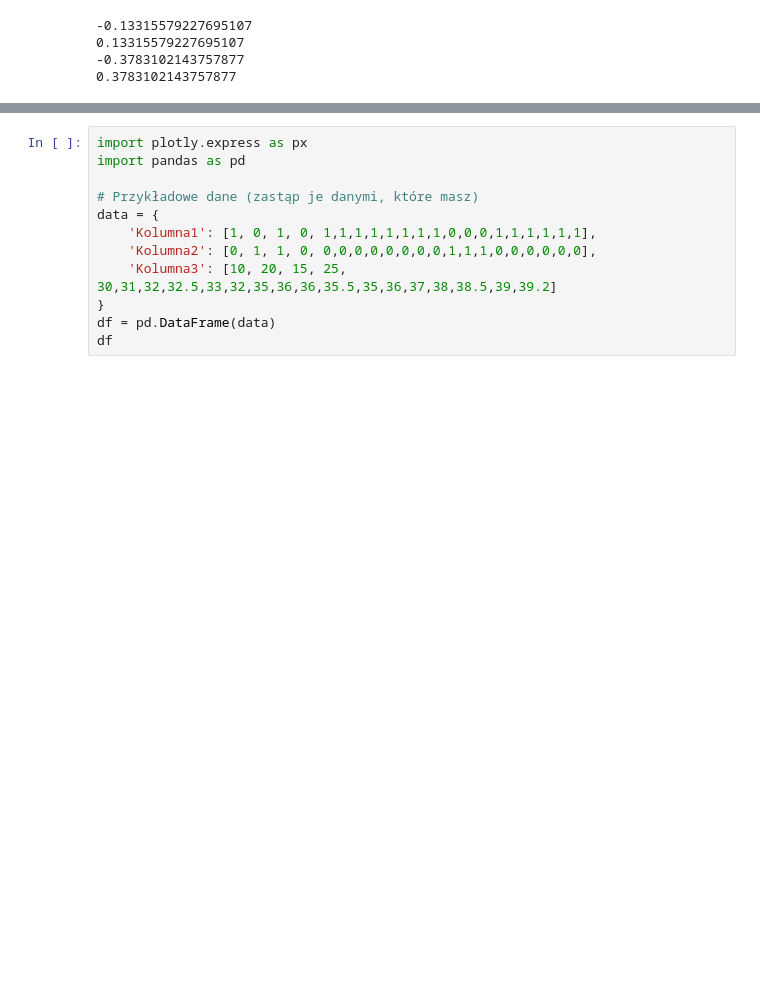
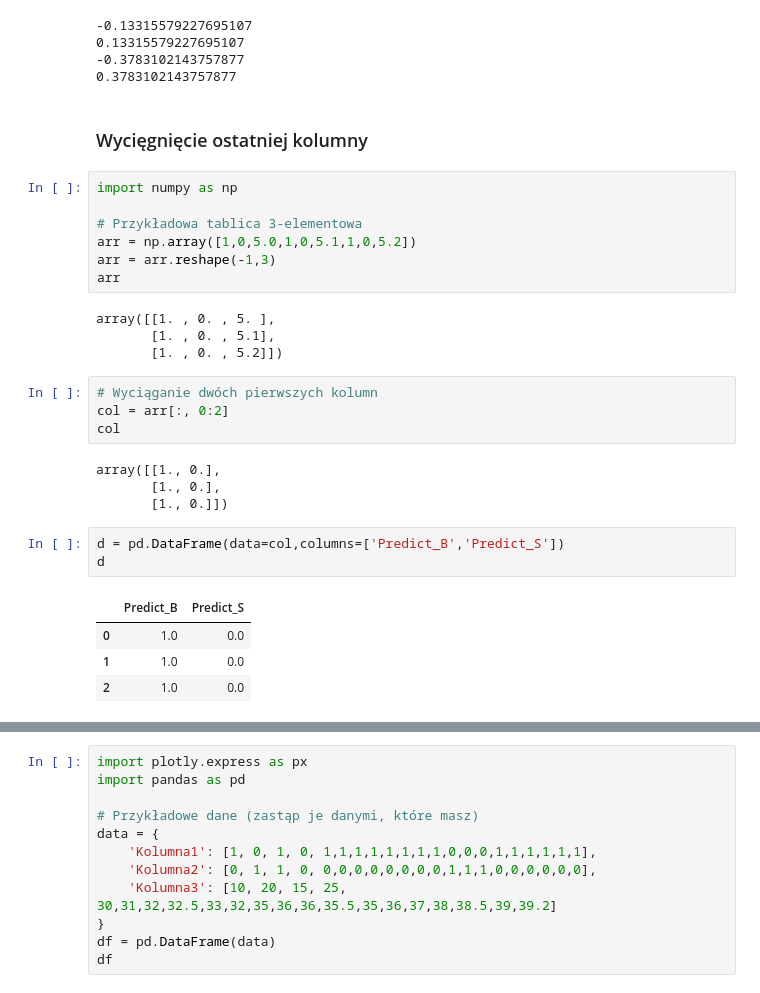
Before and after one commit to KucharskiR/data-science, a Jupyter notebook: Normalization.ipynb, the cells around one changed output, grey strips where cells are left out. Drawn from its saved outputs; the diff is of its cells as text; blank space fills up the shorter version.

Commit message:
Dodanie wycinania kolumn, ostatniej i dwóch pierwszych

```diff
--- a/Normalization.ipynb
+++ b/Normalization.ipynb
@@ -118,3 +118,32 @@ for i in range(len(hdf)):
 0.13315579227695107
 -0.3783102143757877
 0.3783102143757877
+# %% [markdown]
+### Wycięgnięcie ostatniej kolumny
+# %%
+import numpy as np
+
+# Przykładowa tablica 3-elementowa
+arr = np.array([1,0,5.0,1,0,5.1,1,0,5.2])
+arr = arr.reshape(-1,3)
+arr
+# %% [output]
+array([[1. , 0. , 5. ],
+       [1. , 0. , 5.1],
+       [1. , 0. , 5.2]])
+# %%
+# Wyciąganie dwóch pierwszych kolumn
+col = arr[:, 0:2]
+col
+# %% [output]
+array([[1., 0.],
+       [1., 0.],
+       [1., 0.]])
+# %%
+d = pd.DataFrame(data=col,columns=['Predict_B','Predict_S'])
+d
+# %% [output]
+|  | Predict_B | Predict_S |
+| 0 | 1.0 | 0.0 |
+| 1 | 1.0 | 0.0 |
+| 2 | 1.0 | 0.0 |
```
Also changed, not shown: parts of 2 cells of this notebook.
